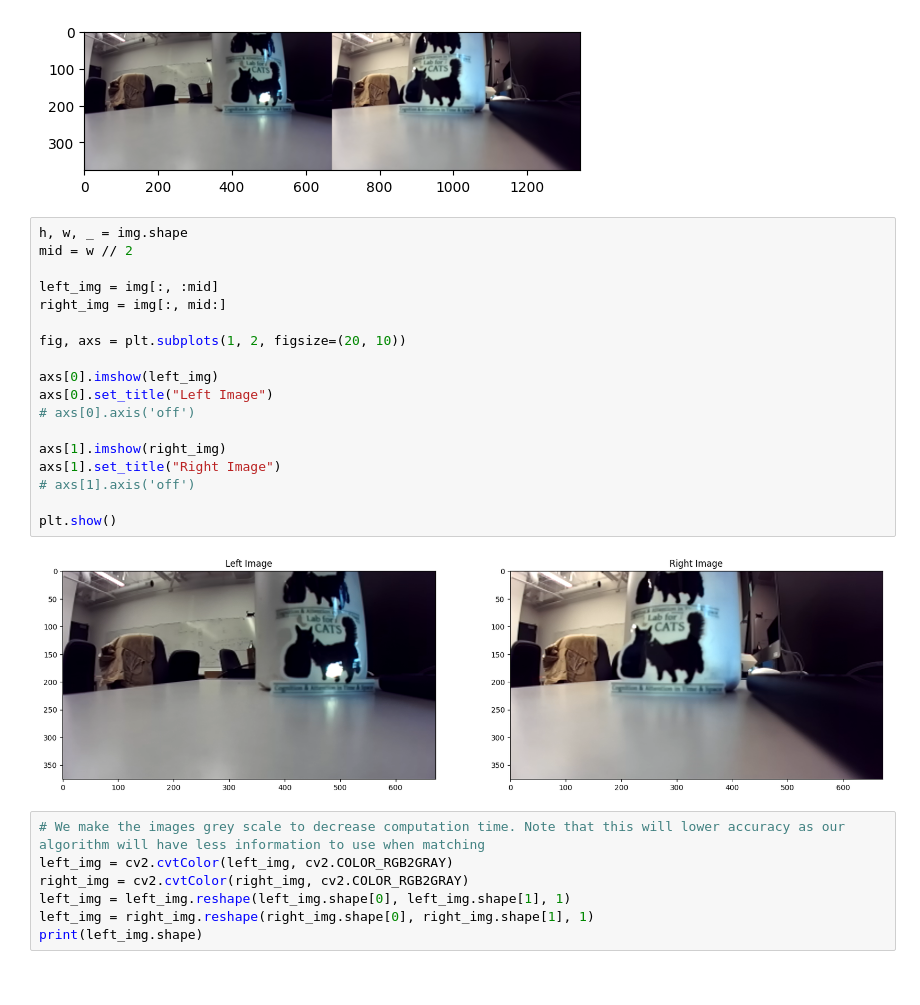
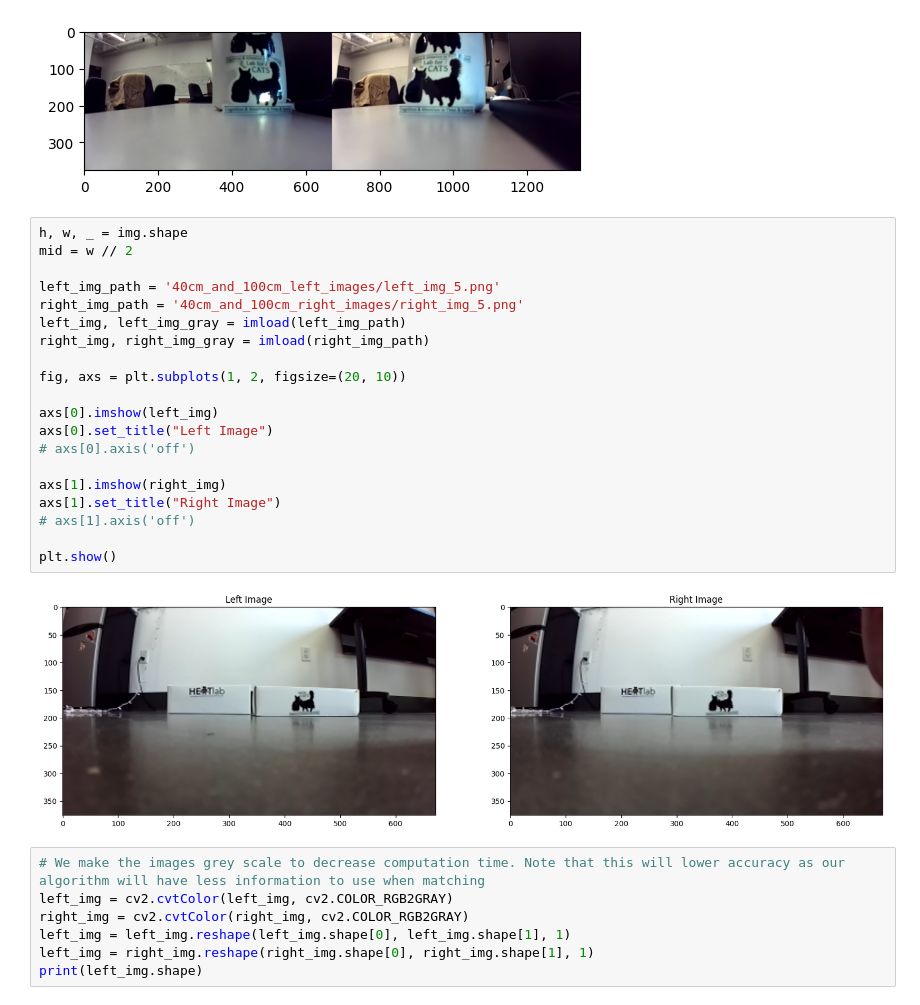
Before and after one commit to JoshuaG-K/stereo-camera-depth-tool, a Jupyter notebook: stereo-camera-depth.ipynb, the cells around one changed output. Saved outputs shown, nothing was run; the diff lists cells and outputs as text.

```diff
--- a/stereo-camera-depth.ipynb
+++ b/stereo-camera-depth.ipynb
@@ -163,23 +147,25 @@ plt.show()
 # %%
 h, w, _ = img.shape
 mid = w // 2
 
-left_img = img[:, :mid]
-right_img = img[:, mid:]
+left_img_path = '40cm_and_100cm_left_images/left_img_5.png'
+right_img_path = '40cm_and_100cm_right_images/right_img_5.png'
+left_img, left_img_gray = imload(left_img_path)
+right_img, right_img_gray = imload(right_img_path)
 
 fig, axs = plt.subplots(1, 2, figsize=(20, 10))
 
 axs[0].imshow(left_img)
 axs[0].set_title("Left Image")
 # axs[0].axis('off')
 
 axs[1].imshow(right_img)
 axs[1].set_title("Right Image")
 # axs[1].axis('off')
 
 plt.show()
 # %% [output]
-[figure, old version]
+[figure, new version]
 # %%
 # We make the images grey scale to decrease computation time. Note that this will lower accuracy as our algorithm will have less information to use when matching
 left_img = cv2.cvtColor(left_img, cv2.COLOR_RGB2GRAY)
```
Also changed, not shown: parts of 8 cells of this notebook, 3 other files.
